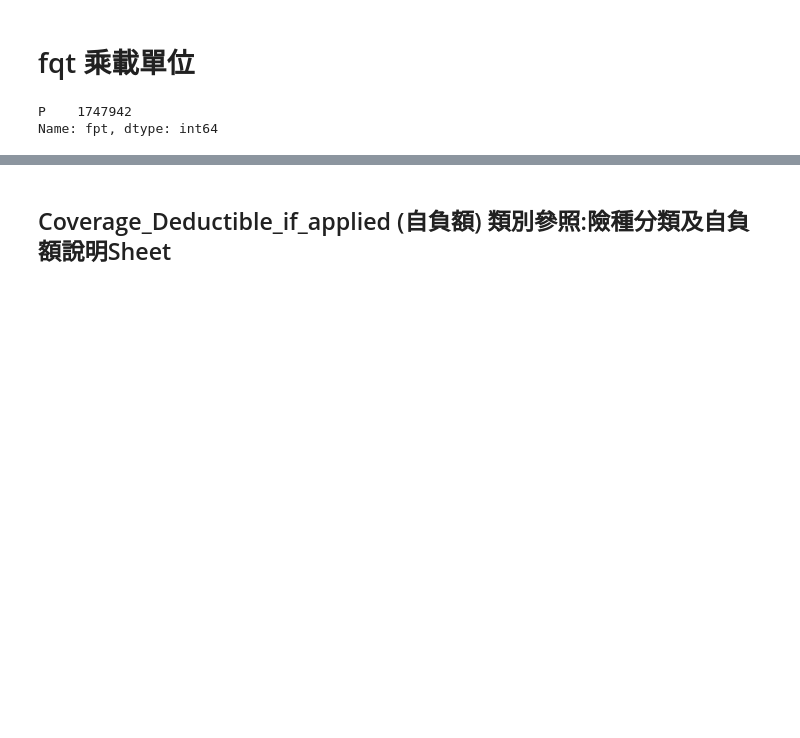
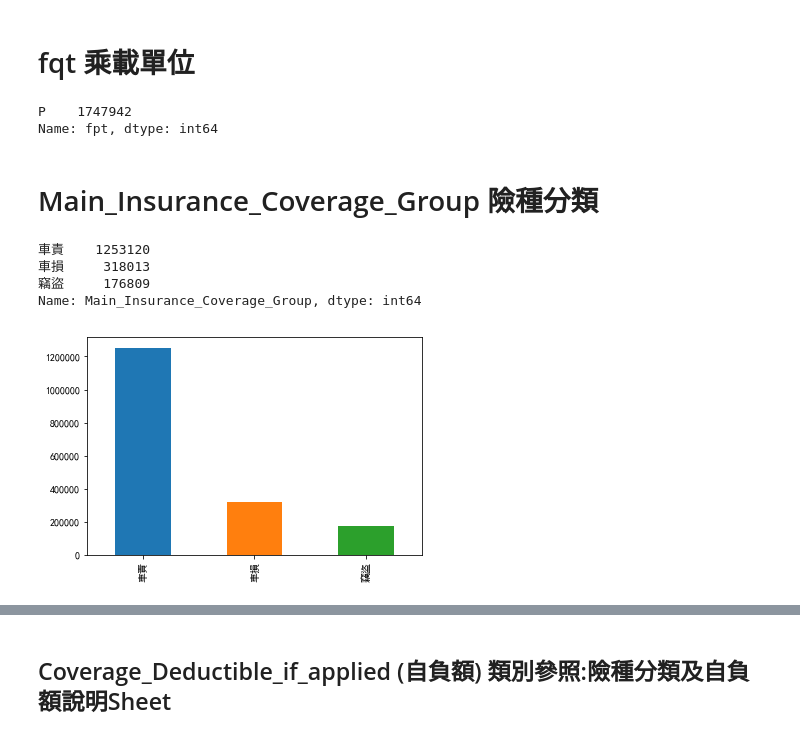
Before and after one commit to taipingeric/tbddd, a Jupyter notebook: EDA.ipynb, the cells around one changed output, grey strips where cells are left out. Cells and saved outputs as stored; diff of their text form; code cells hidden in the pictures; blank space fills up the shorter version.

```diff
--- a/EDA.ipynb
+++ b/EDA.ipynb
@@ -324,3 +324,14 @@ df_policy['fpt'].value_counts()
 # %% [output]
 P    1747942
 Name: fpt, dtype: int64
+# %% [markdown]
+# Main_Insurance_Coverage_Group 險種分類
+# %%
+df_policy['Main_Insurance_Coverage_Group'].value_counts().plot(kind='bar')
+df_policy['Main_Insurance_Coverage_Group'].value_counts()
+# %% [output]
+車責    1253120
+車損     318013
+竊盜     176809
+Name: Main_Insurance_Coverage_Group, dtype: int64
+[figure, added]
```
Also changed, not shown: parts of 5 cells of this notebook.
